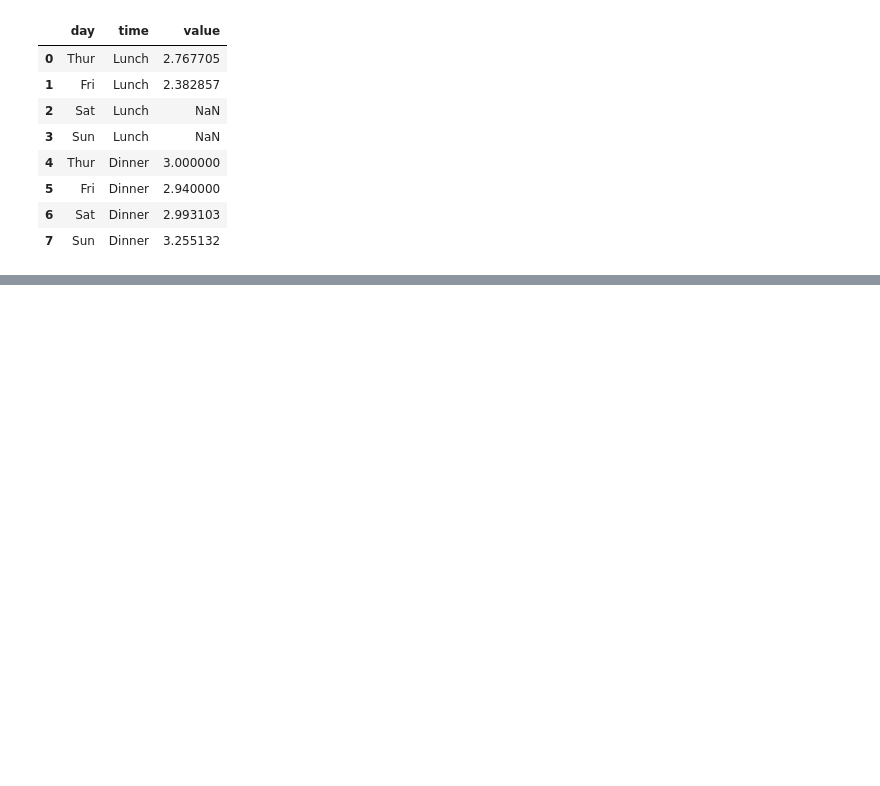
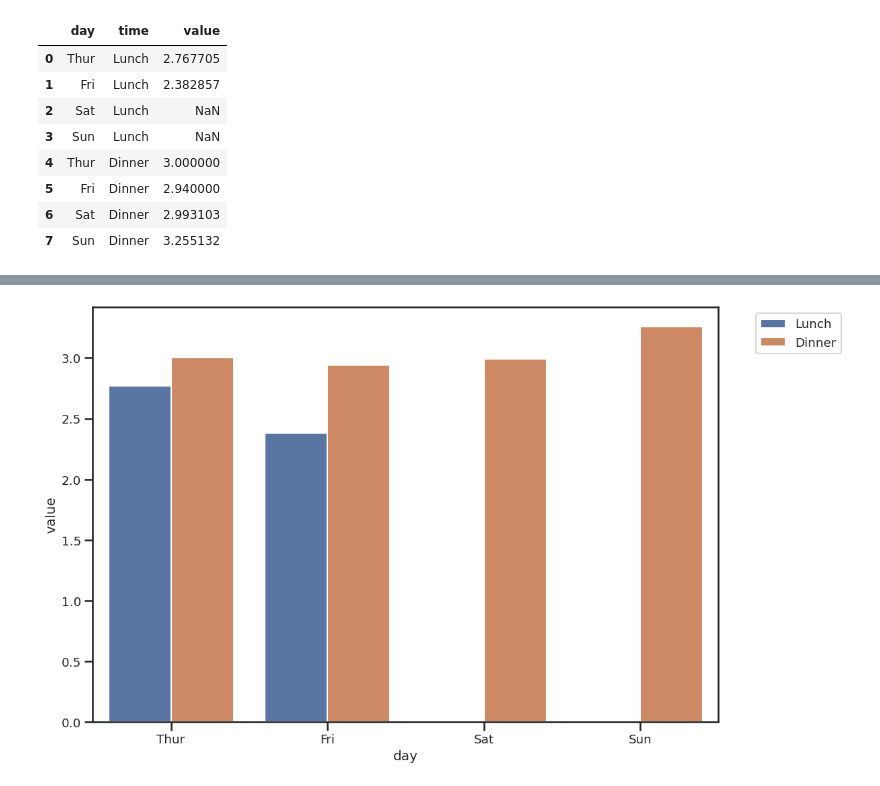
Before and after one commit to vcautela/Data_Wrangling, a Jupyter notebook: Data_Wrangling.ipynb, the cells around one changed output, grey strips where cells are left out. Saved outputs shown, nothing was run; the diff lists cells and outputs as text; code cells hidden in the pictures; blank space fills up the shorter version.

Commit message:
seaborn p visualização do último gráfico

```diff
--- a/Data_Wrangling.ipynb
+++ b/Data_Wrangling.ipynb
@@ -586,3 +586,9 @@ df_pivot.melt(id_vars='day')\
 .plot.bar(backend='plotly', x='day', y='value', color='time', barmode='group')
 # %% [output]
 [interactive output not drawn]
+# %%
+plot= sns.barplot(data=df_pivot.melt(id_vars='day'), x='day', y='value', hue='time')
+plt.legend(bbox_to_anchor=(1.05, 1), loc='upper left')
+plt.show()
+# %% [output]
+[figure, added]
```
